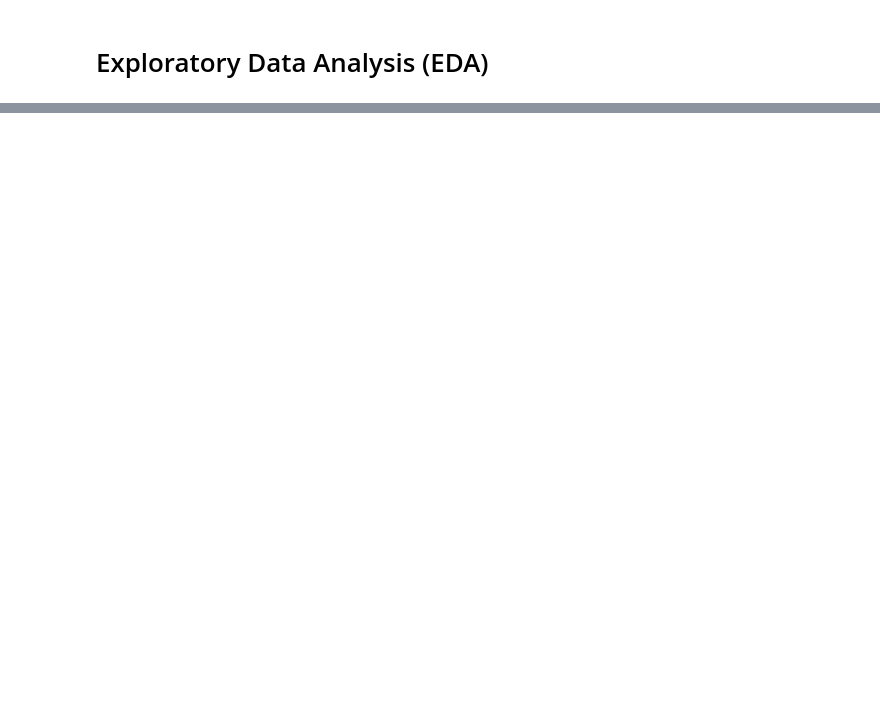
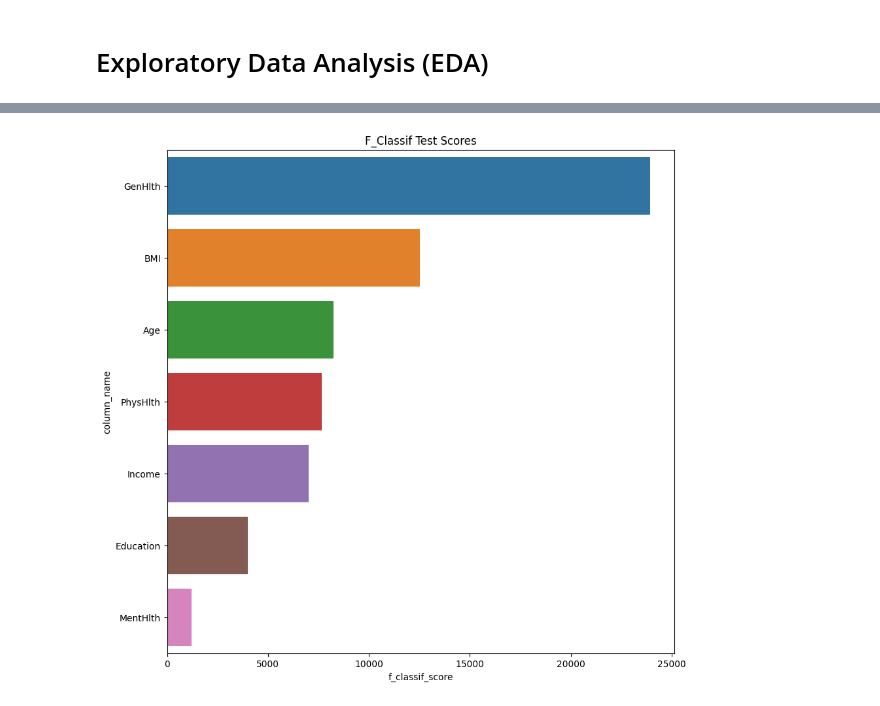
Before and after one commit to RileyLeo/Diabetes-Prediction-ML, a Jupyter notebook: notebook.ipynb, the cells around one changed output, grey strips where cells are left out. Saved outputs shown, nothing was run; the diff lists cells and outputs as text; code cells hidden in the pictures; blank space fills up the shorter version.

```diff
--- a/notebook.ipynb
+++ b/notebook.ipynb
@@ -54,0 +263,4 @@ columns
+# %%
+#  f_classif test on numerical columns
+f_classif_test = SelectKBest(score_func=f_classif, k='all')
+f_classif_test.fit(diabetes_health_indicators_data[diabetes_health_indicators_data_non_binary_columns], diabetes_health_indicators_data['Diabetes_binary'])
@@ -54,0 +271,18 @@ columns
+# %%
+# create dataframe for f_classif test scores
+f_classif_test_scores = pd.DataFrame(f_classif_test.scores_, columns=['f_classif_score'])
+f_classif_test_scores['column_name'] = diabetes_health_indicators_data_non_binary_columns
+# swap column names and chi2 scores
+f_classif_test_scores = f_classif_test_scores[['column_name', 'f_classif_score']]
+f_classif_test_scores = f_classif_test_scores.sort_values(by='f_classif_score', ascending=False).reset_index(drop=True)
+print("F_Classif Test Scores")
+display(f_classif_test_scores)
+
+#  create dataframe for f_classif test p-values
+f_classif_test_p_values = pd.DataFrame(f_classif_test.pvalues_, columns=['f_classif_p_value'])
+f_classif_test_p_values['column_name'] = diabetes_health_indicators_data_non_binary_columns
+# swap column names and chi2 scores
+f_classif_test_p_values = f_classif_test_p_values[['column_name', 'f_classif_p_value']]
+f_classif_test_p_values = f_classif_test_p_values.sort_values(by='f_classif_p_value', ascending=True).reset_index(drop=True)
+print("F_Classif Test P-Values")
+display(f_classif_test_p_values)
@@ -54,0 +308,8 @@ columns
+# %%
+# plot f_classif test scores
+plt.figure(figsize=(10,10))
+sns.barplot(x='f_classif_score', y='column_name', data=f_classif_test_scores)
+plt.title('F_Classif Test Scores')
+plt.show()
+# %% [output]
+[figure, added]
```
Also changed, not shown: parts of 35 cells of this notebook.
